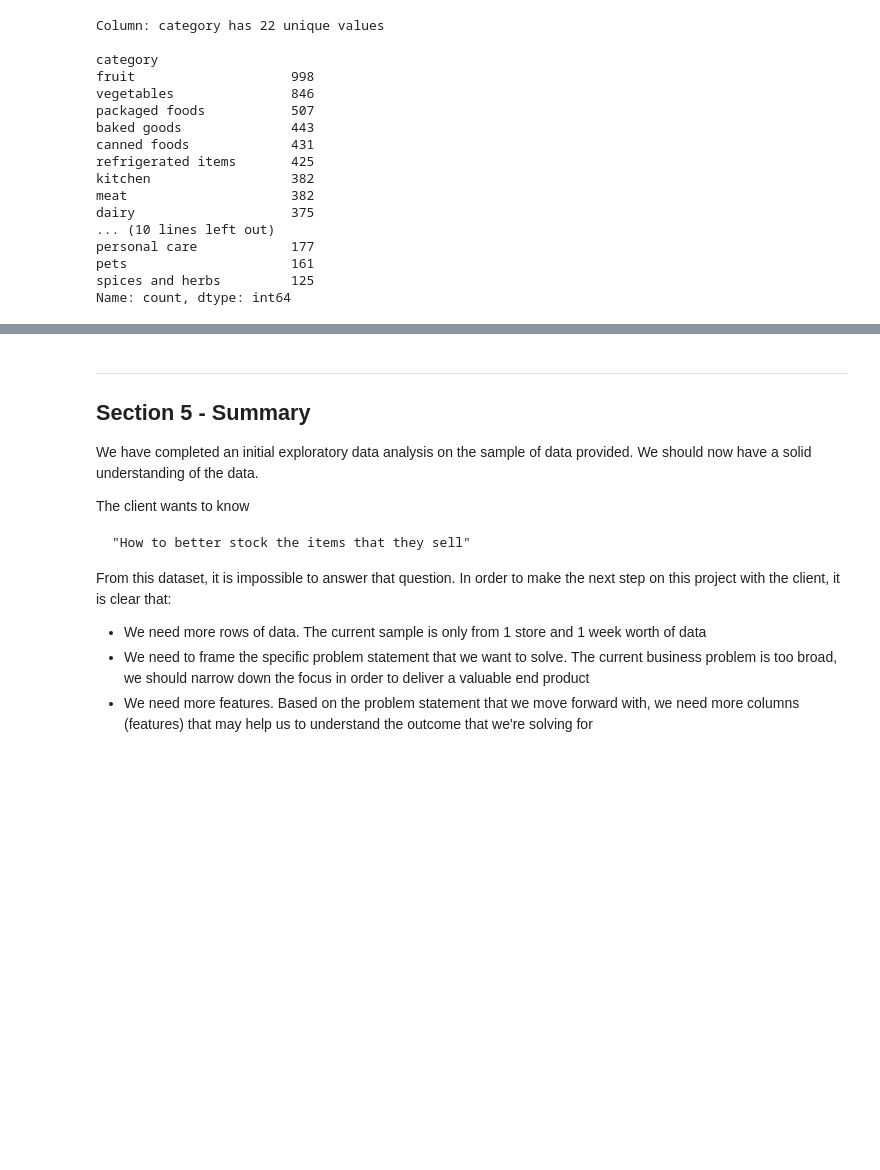
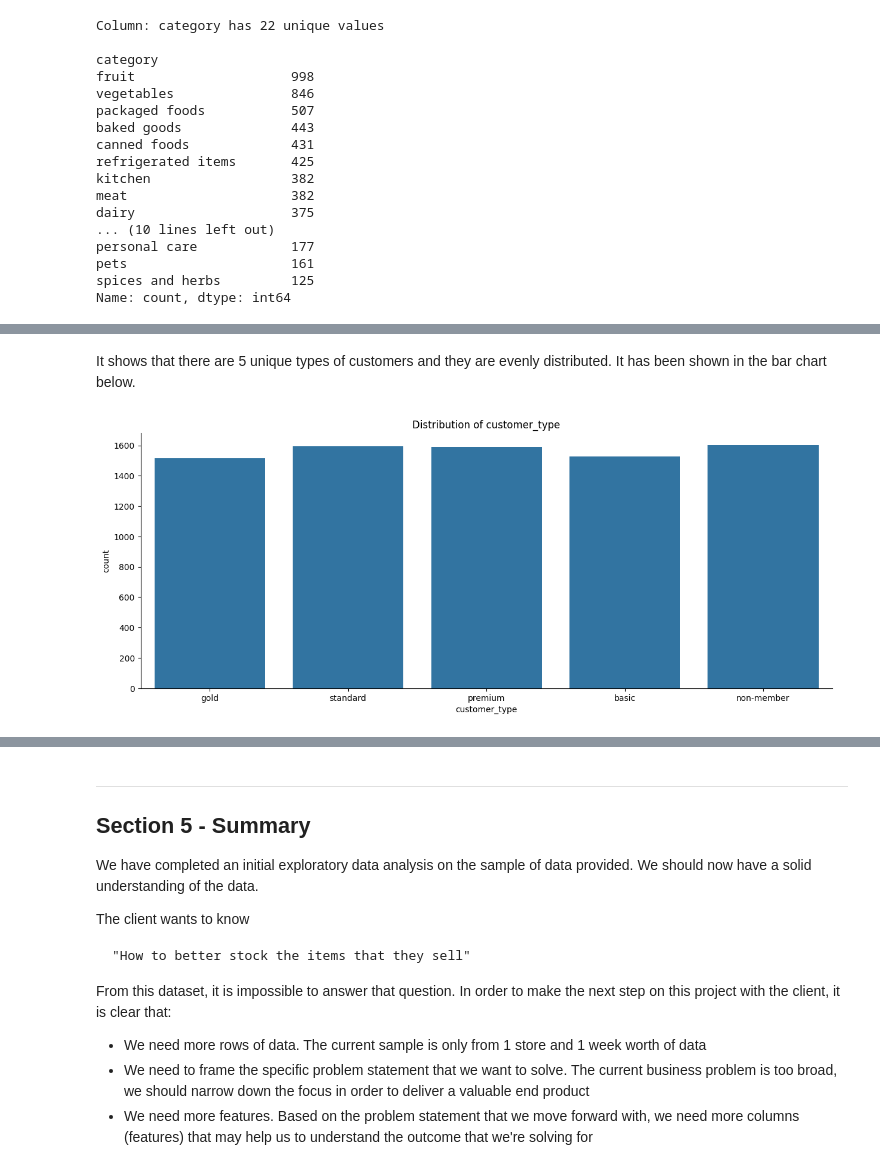
Before and after one commit to shawonsaha15/CourseWorks, a Jupyter notebook: Cognizant Artificial Intelligence/Cognizant_AI.ipynb, the cells around one changed output, grey strips where cells are left out. Drawn from its saved outputs; the diff is of its cells as text; code cells hidden in the pictures; blank space fills up the shorter version.

```diff
--- a/Cognizant Artificial Intelligence/Cognizant_AI.ipynb
+++ b/Cognizant Artificial Intelligence/Cognizant_AI.ipynb
@@ -255,0 +272,6 @@ This shows the number of categories of products purchased from the store, in thi
+# %% [markdown]
+It shows that there are 5 unique types of customers and they are evenly distributed. It has been shown in the bar chart below.
+# %%
+plot_categorical_distribution(data=df, column='customer_type', height = 5, aspect = 2.5)
+# %% [output]
+[figure, added]
```
Also changed, not shown: parts of 15 cells of this notebook.
